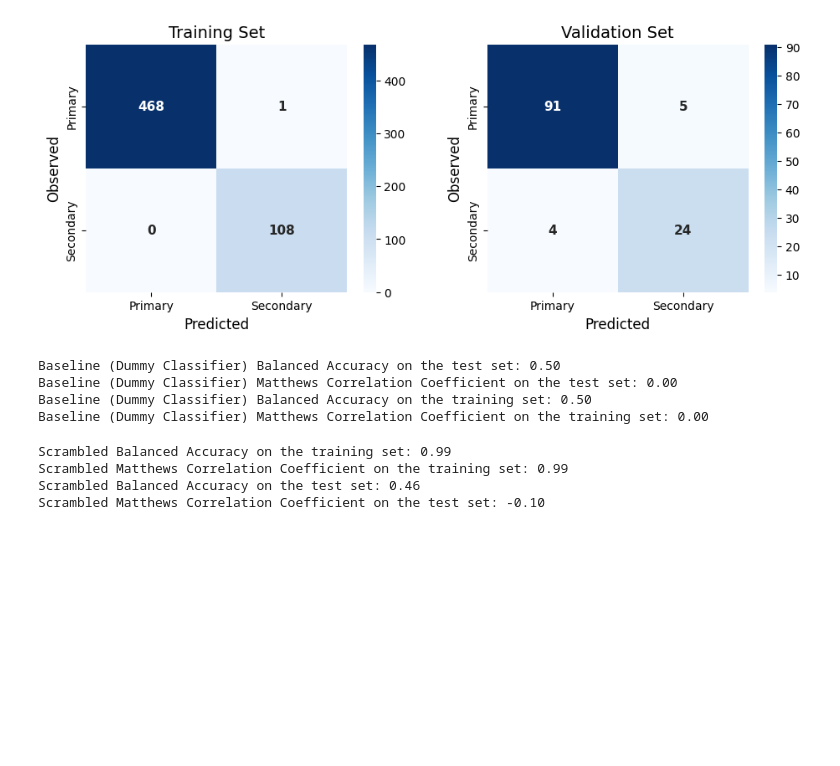
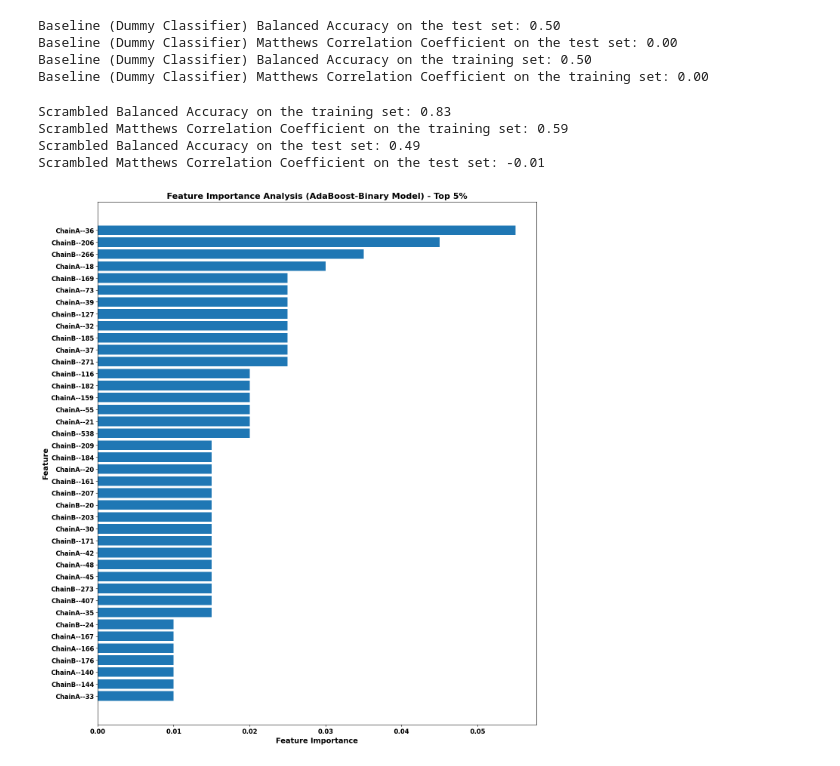
Before and after one commit to FarzinSohraby/PathInHydro, a Jupyter notebook: Training_Test_Binary_Model.ipynb, the cells around one changed output. Cells and saved outputs as stored; diff of their text form; code cells hidden in the pictures; blank space fills up the shorter version.

```diff
--- a/Training_Test_Binary_Model.ipynb
+++ b/Training_Test_Binary_Model.ipynb
@@ -6,10 +6,13 @@ import seaborn as sns
 %matplotlib inline
 from sklearn.model_selection import train_test_split
 from imblearn.over_sampling import RandomOverSampler
-from sklearn.ensemble import RandomForestClassifier
+from sklearn.ensemble import AdaBoostClassifier
 from sklearn.metrics import accuracy_score, matthews_corrcoef, balanced_accuracy_score, confusion_matrix, RocCurveDisplay
 from sklearn.metrics import roc_curve, roc_auc_score
 from sklearn.utils import shuffle
 from sklearn.dummy import DummyClassifier
+import sys
 
-pd.set_option('display.precision', 3)
+file_path = "https://raw.githubusercontent.com/FarzinSohraby/PathInHydro/refs/heads/main/"
+
+pd.set_option('display.precision', 2)
@@ -151,15 +225,3 @@ plt.show()
-# %%
-fig, axes = plt.subplots(nrows=1, ncols=2, figsize=(10, 4.5))
-
-for i in range(2):
-    # fetch the subplot
-    ax = axes[i]
-    plot_heatmap(results_df.iloc[i,-1], ['Primary','Secondary'], ds_names_formatted[i],
-                 ax, adjust_yticks=True)
-plt.tight_layout(pad=3)
-plt.show()
-# %% [output]
-[figure, removed]
 # %%
 # Instantiate the DummyClassifier
 dummy_clf = DummyClassifier(strategy="most_frequent", random_state=1)
@@ -195,12 +257,13 @@ Baseline (Dummy Classifier) Matthews Correlation Coefficient on the training set
 y_train_scrambled = shuffle(y_train, random_state=1)
 X_train_scram_resampled, y_train_scram_resampled = oversampler.fit_resample(X_train, y_train_scrambled)
 
-rfc_scram = RandomForestClassifier(n_estimators=500, oob_score=True, max_samples=0.7, ccp_alpha=0.001, max_depth=15, random_state=1)
-rfc_scram.fit(X_train_scram_resampled, y_train_scram_resampled)
+ada_scram = ada = AdaBoostClassifier(n_estimators=500, learning_rate=0.05, random_state=1)
+
+ada_scram.fit(X_train_scram_resampled, y_train_scram_resampled)
 
 # Predict on the training set with scrambled labels
-y_pred_train_scrambled = rfc_scram.predict(X_train)
-y_scram_pred_test = rfc_scram.predict(X_test)
+y_pred_train_scrambled = ada_scram.predict(X_train)
+y_scram_pred_test = ada_scram.predict(X_test)
 
 # Assess accuracy on the training set with scrambled labels
 balanced_accuracy_train_scrambled = balanced_accuracy_score(y_train_scrambled, y_pred_train_scrambled)
@@ -213,7 +276,30 @@ print(f'Scrambled Matthews Correlation Coefficient on the training set: {mcc_tra
 print(f'Scrambled Balanced Accuracy on the test set: {balanced_accuracy_test_scrambled:.2f}')
 print(f'Scrambled Matthews Correlation Coefficient on the test set: {mcc_test_scrambled:.2f}')
 # %% [output]
-Scrambled Balanced Accuracy on the training set: 0.99
-Scrambled Matthews Correlation Coefficient on the training set: 0.99
-Scrambled Balanced Accuracy on the test set: 0.46
-Scrambled Matthews Correlation Coefficient on the test set: -0.10
+Scrambled Balanced Accuracy on the training set: 0.83
+Scrambled Matthews Correlation Coefficient on the training set: 0.59
+Scrambled Balanced Accuracy on the test set: 0.49
+Scrambled Matthews Correlation Coefficient on the test set: -0.01
+# %%
+feature_importances = ada.feature_importances_
+feature_importance_df = pd.DataFrame({'Feature': X.columns, 'Importance': feature_importances})
+feature_importance_df = feature_importance_df.sort_values('Importance', ascending=False)
+feature_importance_df = feature_importance_df.sort_values('Importance', ascending=False)
+
+num_top_features = int(len(feature_importance_df) * 0.05)
+top_feature_importance_df = feature_importance_df.head(num_top_features)
+
+plt.figure(figsize=(15, 18))
+plt.barh(top_feature_importance_df['Feature'], top_feature_importance_df['Importance'])
+
+plt.xlabel('Feature Importance', fontsize=14, fontweight='bold')
+plt.ylabel('Feature', fontsize=14, fontweight='bold')
+plt.xticks(fontsize=12, fontweight='bold')
+plt.yticks(fontsize=12, fontweight='bold')
+plt.title('Feature Importance Analysis (AdaBoost-Binary Model) - Top 5%', fontsize=16, fontweight='bold')
+
+plt.gca().invert_yaxis()
+#plt.savefig(file_path+'Feature-Importance-Binary.jpg', dpi=300, format='jpg')
+plt.show()
+# %% [output]
+[figure, added]
```
Also changed, not shown: parts of 13 cells of this notebook, 1 other file.
